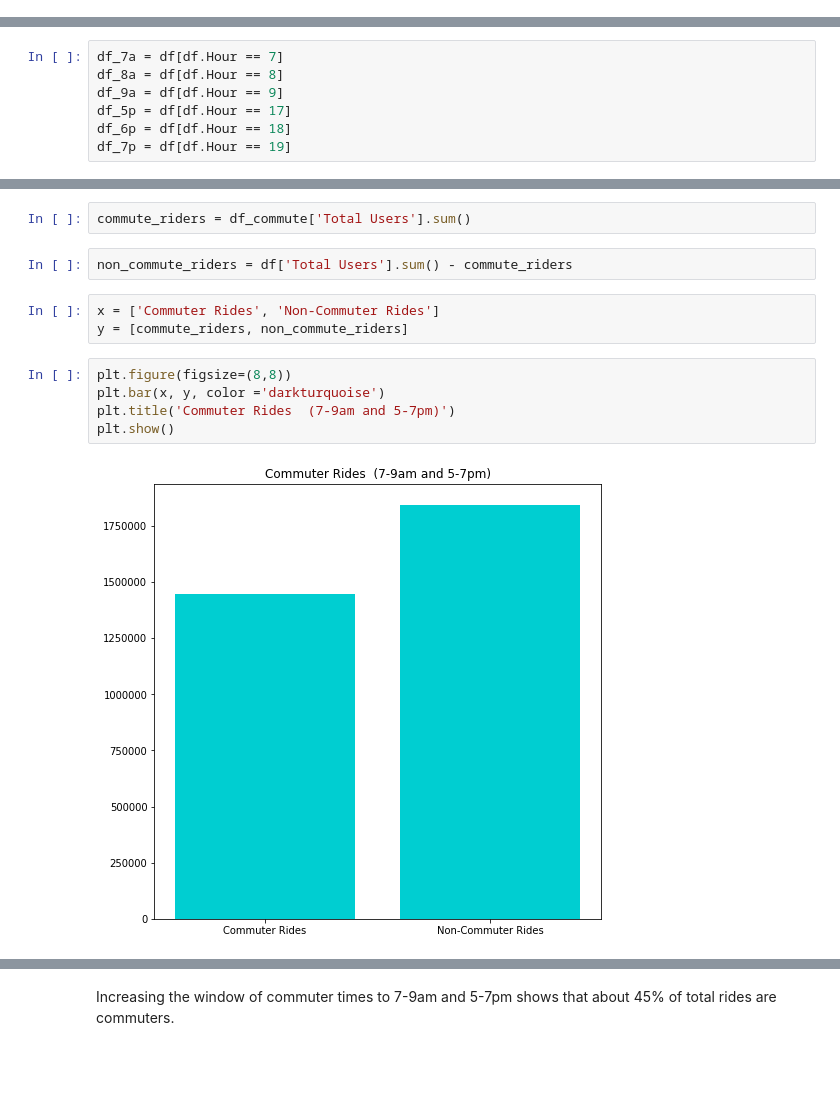
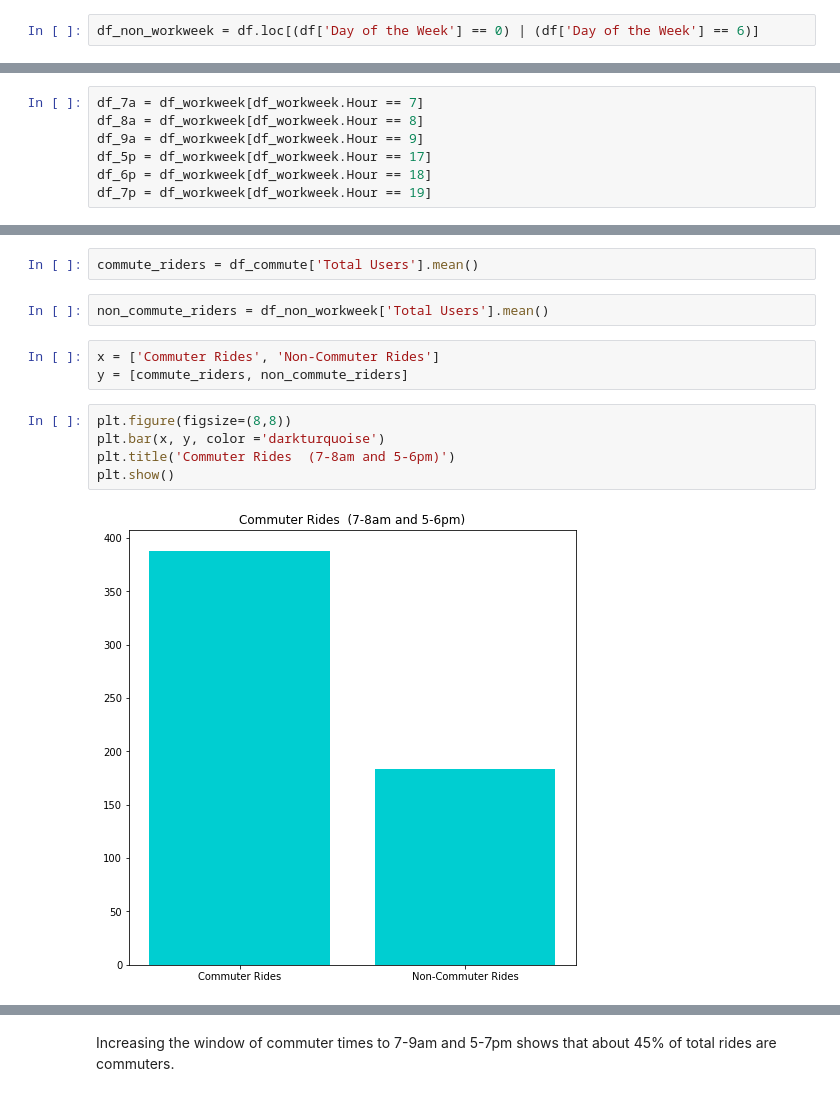
Before and after one commit to ArenCarpenter/Predicting_Bike_Ridership, a Jupyter notebook: 02_Hypothesis_Testing.ipynb, the cells around one changed output, grey strips where cells are left out. Cells and saved outputs as stored; diff of their text form; blank space fills up the shorter version.

Commit message:
Add commuter hypothesis testing to ReadMe

```diff
--- a/02_Hypothesis_Testing.ipynb
+++ b/02_Hypothesis_Testing.ipynb
@@ -135 +137,3 @@ Looking at commutes 7-8am and 5-6pm.
+# %%
+df_non_workweek = df.loc[(df['Day of the Week'] == 0) | (df['Day of the Week'] == 6)]
 # %%
@@ -156,28 +164,28 @@ plt.show()
 # %% [markdown]
 If we open up the commuter hours by an hour on each side, 7-9am and 5-7pm.
 # %%
-df_7a = df[df.Hour == 7]
-df_8a = df[df.Hour == 8]
-df_9a = df[df.Hour == 9]
-df_5p = df[df.Hour == 17]
-df_6p = df[df.Hour == 18]
-df_7p = df[df.Hour == 19]
+df_7a = df_workweek[df_workweek.Hour == 7]
+df_8a = df_workweek[df_workweek.Hour == 8]
+df_9a = df_workweek[df_workweek.Hour == 9]
+df_5p = df_workweek[df_workweek.Hour == 17]
+df_6p = df_workweek[df_workweek.Hour == 18]
+df_7p = df_workweek[df_workweek.Hour == 19]
 # %%
 df_commute = pd.concat([df_7a, df_8a, df_9a, df_5p, df_6p, df_7p])
 # %%
-commute_riders = df_commute['Total Users'].sum()
+commute_riders = df_commute['Total Users'].mean()
 # %%
-non_commute_riders = df['Total Users'].sum() - commute_riders
+non_commute_riders = df_non_workweek['Total Users'].mean()
 # %%
 x = ['Commuter Rides', 'Non-Commuter Rides']
 y = [commute_riders, non_commute_riders]
 # %%
 plt.figure(figsize=(8,8))
 plt.bar(x, y, color ='darkturquoise')
-plt.title('Commuter Rides  (7-9am and 5-7pm)')
+plt.title('Commuter Rides  (7-8am and 5-6pm)')
 plt.show()
 # %% [output]
-[figure, old version]
+[figure, new version]
 # %%
 commute_riders/(commute_riders + non_commute_riders)*100
 # %% [output]
```
Also changed, not shown: parts of 10 cells of this notebook, 1 other file.
